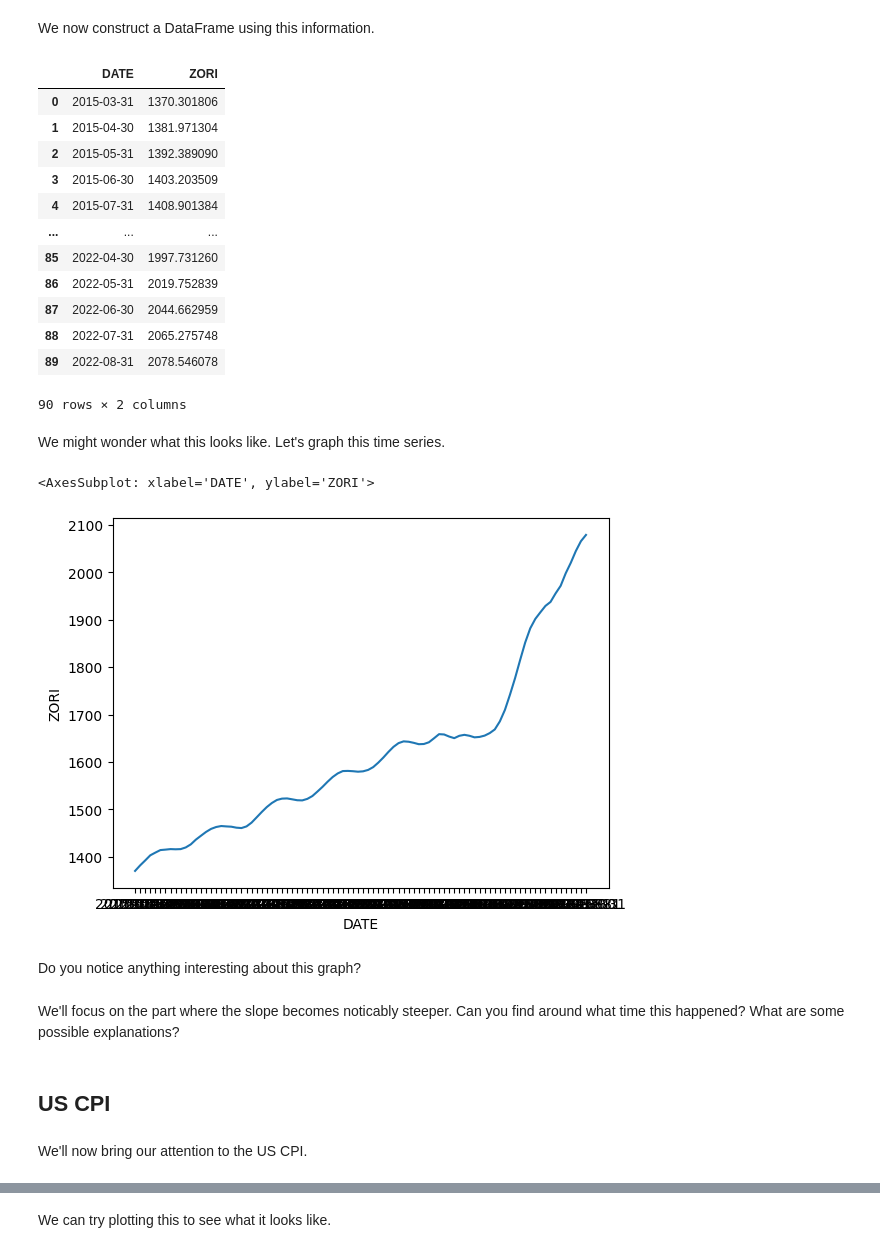
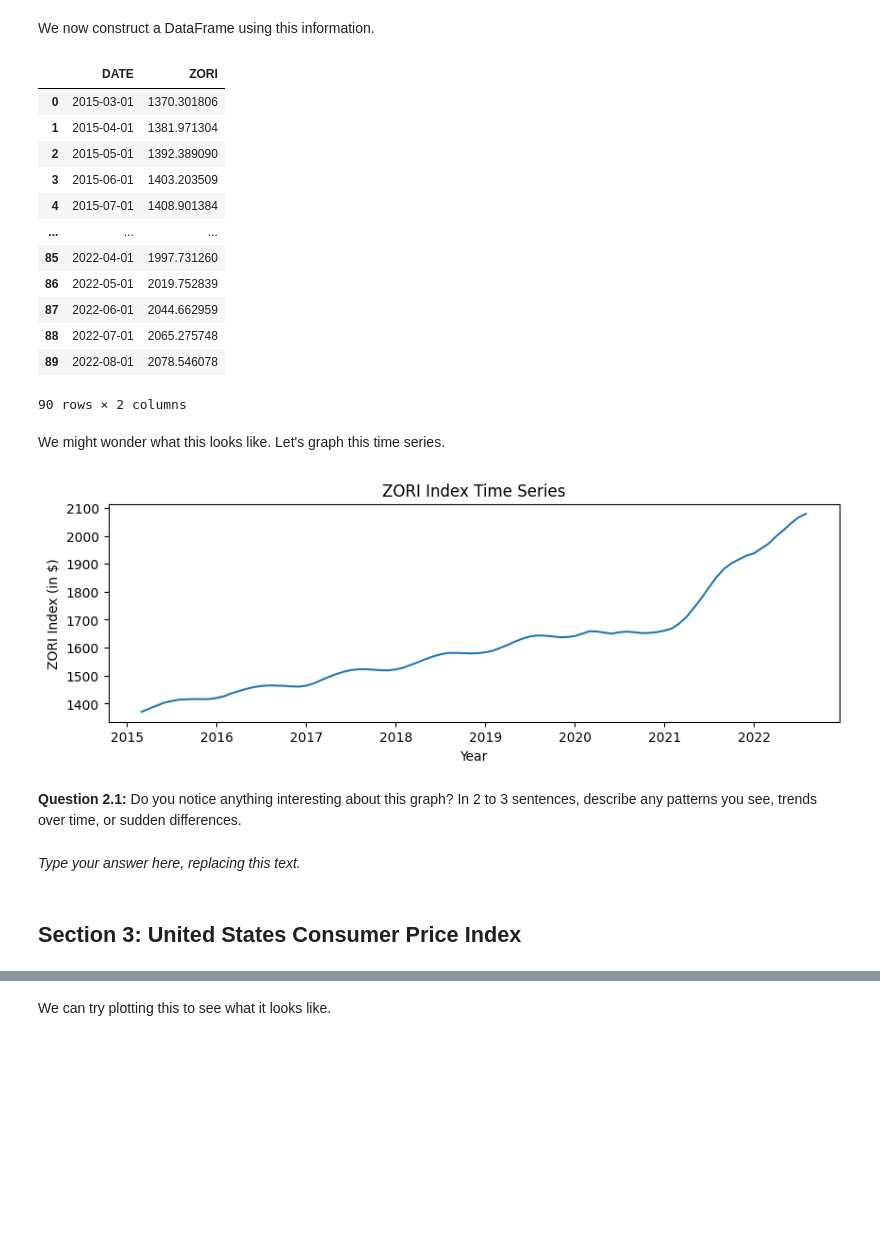
Before and after one commit to ds-modules/ECON-148, a Jupyter notebook: zillow-cpi-pred/zillow-CPI-prediction.ipynb, the cells around one changed output, grey strips where cells are left out. Drawn from its saved outputs; the diff is of its cells as text; code cells hidden in the pictures; blank space fills up the shorter version.

```diff
--- a/zillow-cpi-pred/zillow-CPI-prediction.ipynb
+++ b/zillow-cpi-pred/zillow-CPI-prediction.ipynb
@@ -8,7 +18,18 @@ Run the following cell to import our standard packages.
 # %%
+# Just run this cell
 import pandas as pd
 import numpy as np
 import seaborn as sns
-import matplotlib as plt
+import matplotlib.pyplot as plt
 from scipy import stats
 %matplotlib inline
+plt.rcParams["figure.figsize"] = (10,3)
+
+#! pip install darts --q
+
+import darts
+from darts import TimeSeries
+from darts.dataprocessing.transformers.scaler import Scaler
+from darts.models.forecasting.nhits import NHiTSModel
+from darts.datasets import MonthlyMilkDataset
+from darts.models.forecasting.auto_arima import AutoARIMA
@@ -73,34 +118,35 @@ zori_data = zUS[5:].to_list()
 We now construct a DataFrame using this information.
 # %%
 zillow = pd.DataFrame(data={"DATE": zori_dates, "ZORI" : zori_data})
+zillow["DATE"]=pd.to_datetime(zillow["DATE"].values.astype('datetime64[M]'))
 zillow
 # %% [output]
 |  | DATE | ZORI |
-| 0 | 2015-03-31 | 1370.301806 |
-| 1 | 2015-04-30 | 1381.971304 |
-| 2 | 2015-05-31 | 1392.389090 |
-| 3 | 2015-06-30 | 1403.203509 |
-| 4 | 2015-07-31 | 1408.901384 |
+| 0 | 2015-03-01 | 1370.301806 |
+| 1 | 2015-04-01 | 1381.971304 |
+| 2 | 2015-05-01 | 1392.389090 |
+| 3 | 2015-06-01 | 1403.203509 |
+| 4 | 2015-07-01 | 1408.901384 |
 | ... | ... | ... |
-| 85 | 2022-04-30 | 1997.731260 |
-| 86 | 2022-05-31 | 2019.752839 |
-| 87 | 2022-06-30 | 2044.662959 |
-| 88 | 2022-07-31 | 2065.275748 |
-| 89 | 2022-08-31 | 2078.546078 |
+| 85 | 2022-04-01 | 1997.731260 |
+| 86 | 2022-05-01 | 2019.752839 |
+| 87 | 2022-06-01 | 2044.662959 |
+| 88 | 2022-07-01 | 2065.275748 |
+| 89 | 2022-08-01 | 2078.546078 |
 90 rows × 2 columns
 # %% [markdown]
 We might wonder what this looks like. Let's graph this time series.
 # %%
-sns.lineplot(data=zillow, x="DATE", y="ZORI")
+plt.plot(zillow["DATE"],zillow["ZORI"])
+plt.xlabel("Year")
+plt.ylabel("ZORI Index (in $)")
+plt.title("ZORI Index Time Series");
 # %% [output]
-<AxesSubplot: xlabel='DATE', ylabel='ZORI'>
-[figure, old version]
+[figure, new version]
 # %% [markdown]
-Do you notice anything interesting about this graph?
+**Question 2.1:** Do you notice anything interesting about this graph? In 2 to 3 sentences, describe any patterns you see, trends over time, or sudden differences.
-# %% [markdown]
-We'll focus on the part where the slope becomes noticably steeper. Can you find around what time this happened? What are some possible explanations?
+# %% [markdown]
+*Type your answer here, replacing this text.*
 # %% [markdown]
-## US CPI
+## Section 3: United States Consumer Price Index
-# %% [markdown]
-We'll now bring our attention to the US CPI.
 # %% [markdown]
```
Also changed, not shown: parts of 48 cells of this notebook, 1 other file.
